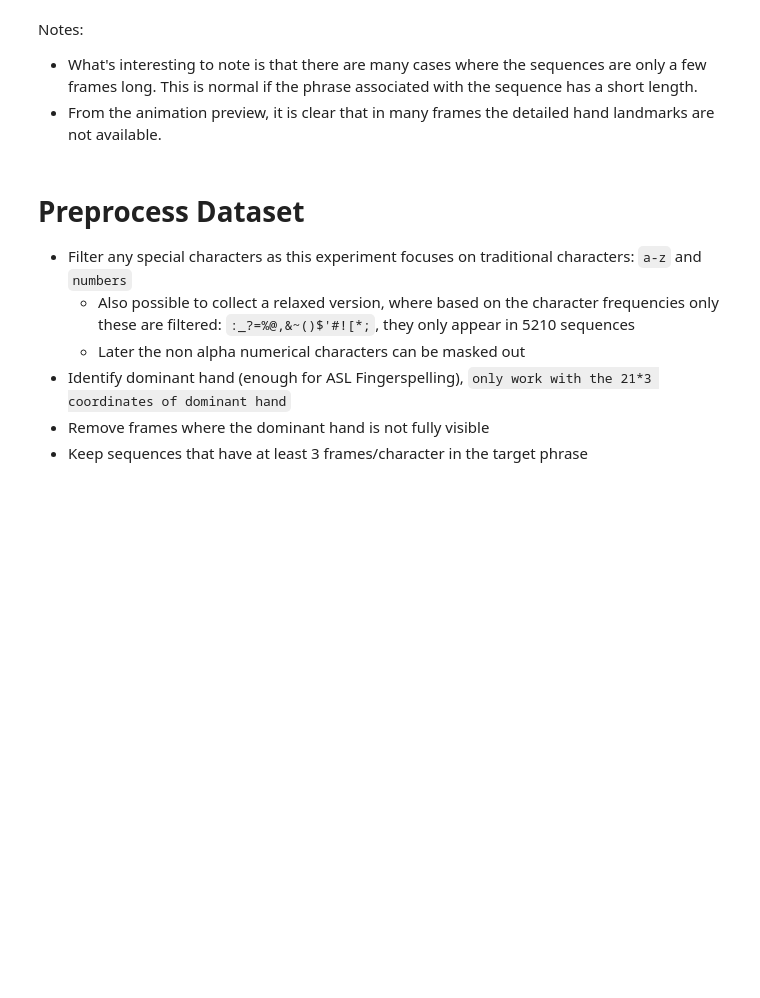
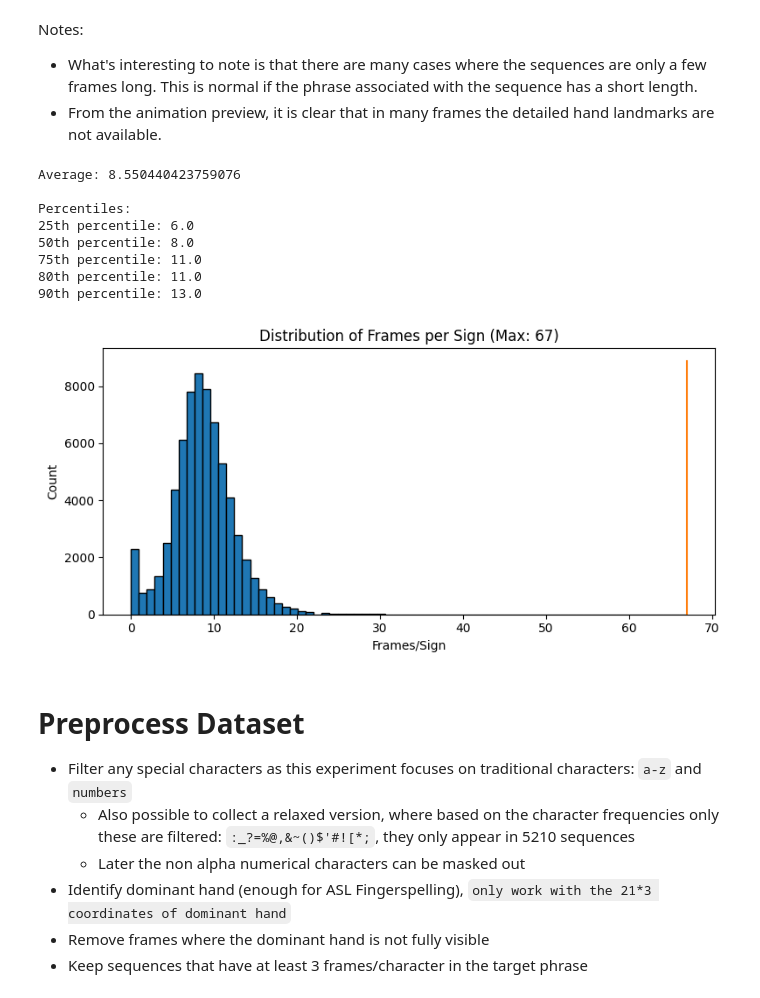
Before and after one commit to dancsomarci/asl-neural-graph-translation, a Jupyter notebook: continuous_fingerspelling/data_handling.ipynb, the cells around one changed output. Cells and saved outputs as stored; diff of their text form; code cells hidden in the pictures; blank space fills up the shorter version.

Commit message:
Sync with Kaggle notebook
Training and development was done inside Kaggle notebooks since last commit

```diff
--- a/continuous_fingerspelling/data_handling.ipynb
+++ b/continuous_fingerspelling/data_handling.ipynb
@@ -285,6 +288,30 @@ Notes:
 
 - What's interesting to note is that there are many cases where the sequences are only a few frames long. This is normal if the phrase associated with the sequence has a short length.
 - From the animation preview, it is clear that in many frames the detailed hand landmarks are not available.
+# %%
+seq_to_pl = {seq_id: len(phrase) for seq_id, phrase in dataset_df[["sequence_id", "phrase"]].values}
+
+seq_lengths = []
+for file_path in dataset_df.path.unique():
+    pq_file = os.path.join(KAGGLE_DS_FOLDER, file_path)
+    test = pq.read_table(pq_file,columns=['sequence_id'])
+    unique_elements, counts = np.unique(test.to_pandas().index.values, return_counts=True)
+    seq_lengths.extend([int(seq_len / seq_to_pl[seq_id]) for seq_id, seq_len in list(zip(unique_elements, counts))])
+
+print(f"Average: {sum(seq_lengths)/len(seq_lengths)}")
+print("\nPercentiles:")
+calc_percentiles(seq_lengths)
+lengths_hist(seq_lengths, title="Distribution of Frames per Sign", figsize=(8,4), length_title="Frames/Sign", save=True)
+# %% [output]
+Average: 8.550440423759076
+
+Percentiles:
+25th percentile: 6.0
+50th percentile: 8.0
+75th percentile: 11.0
+80th percentile: 11.0
+90th percentile: 13.0
+[figure, added]
 # %% [markdown]
 # Preprocess Dataset
 
```
Also changed, not shown: parts of 5 cells of this notebook, 2 other files.
